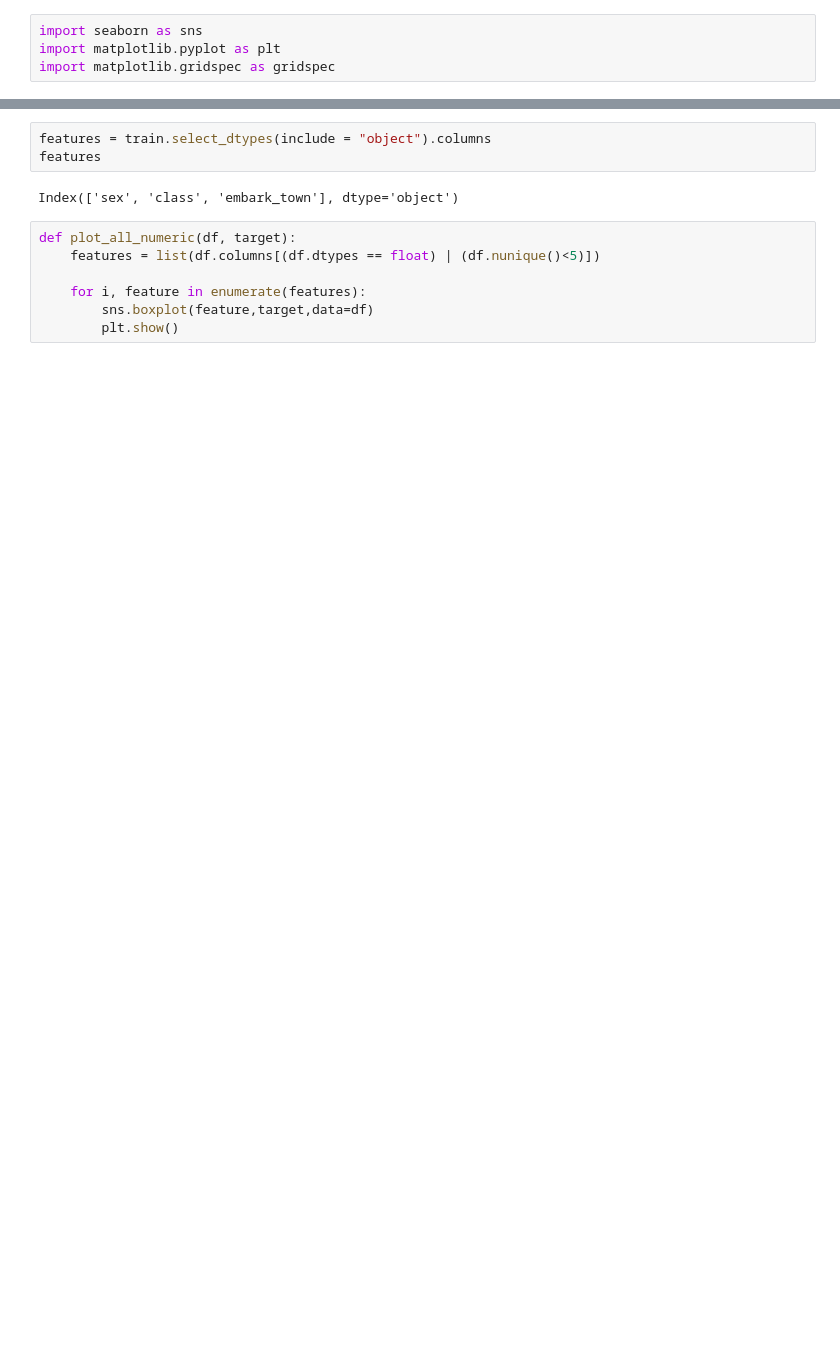
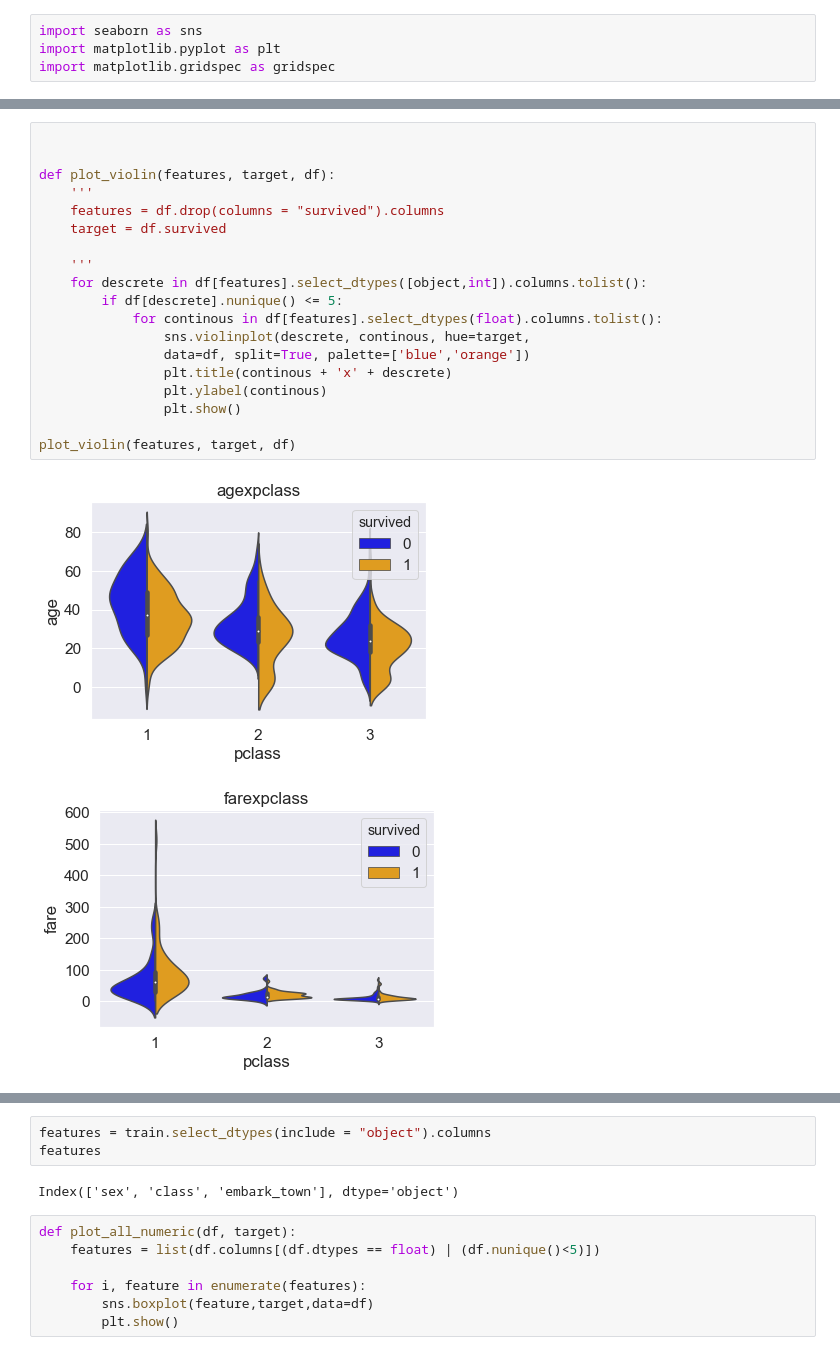
Before and after one commit to Jacqueline-A-Shay/ds-methodologies-exercises, a Jupyter notebook: classification/explore.ipynb, the cells around one changed output, grey strips where cells are left out. Drawn from its saved outputs; the diff is of its cells as text; blank space fills up the shorter version.

```diff
--- a/classification/explore.ipynb
+++ b/classification/explore.ipynb
@@ -93,0 +49,22 @@ for i, feature in enumerate(features):
+# %%
+
+
+def plot_violin(features, target, df):
+    '''
+    features = df.drop(columns = "survived").columns
+    target = df.survived
+
+    '''
+    for descrete in df[features].select_dtypes([object,int]).columns.tolist():
+        if df[descrete].nunique() <= 5:
+            for continous in df[features].select_dtypes(float).columns.tolist():
+                sns.violinplot(descrete, continous, hue=target,
+                data=df, split=True, palette=['blue','orange'])
+                plt.title(continous + 'x' + descrete)
+                plt.ylabel(continous)
+                plt.show()
+
+plot_violin(features, target, df)
+# %% [output]
+[figure, added]
+[figure, added]
```
Also changed, not shown: parts of 16 cells of this notebook, 8 other files.
